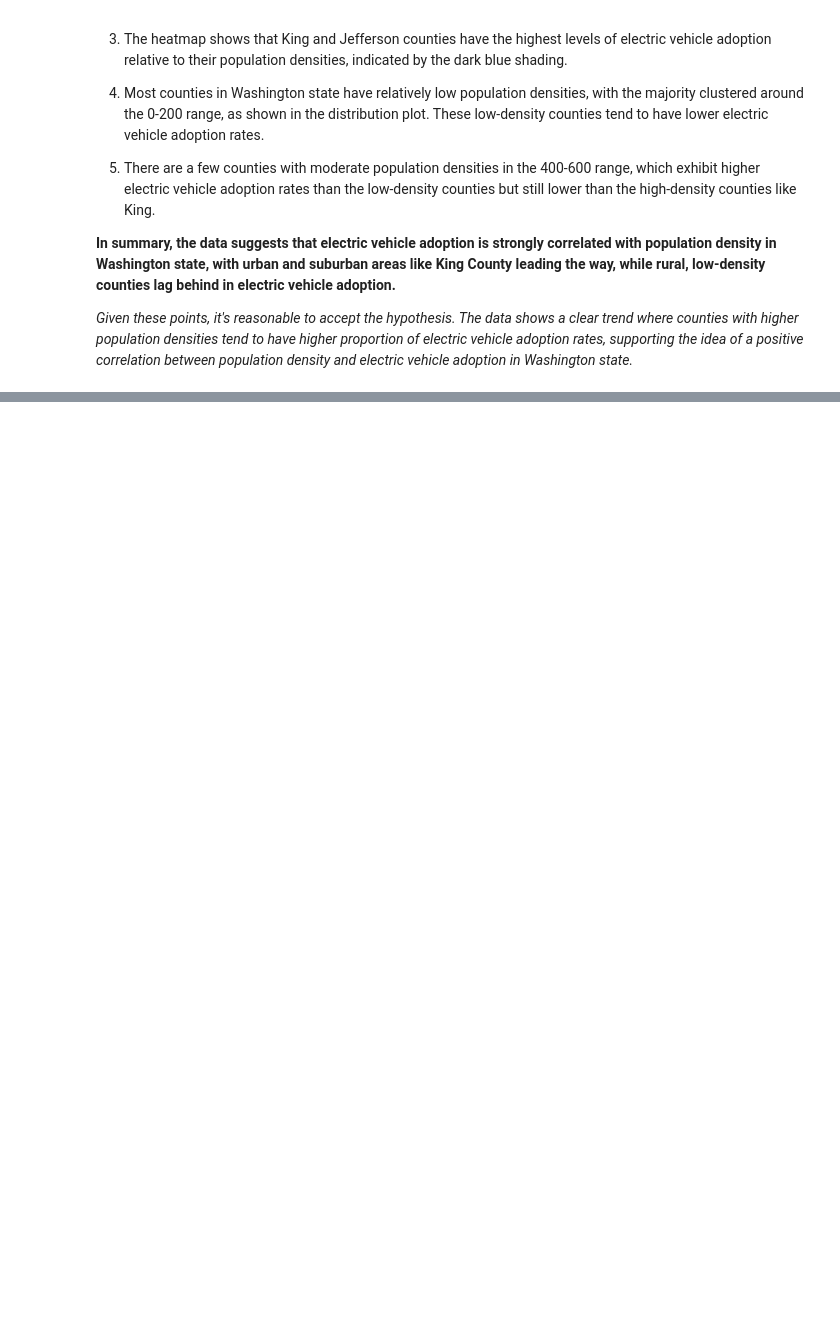
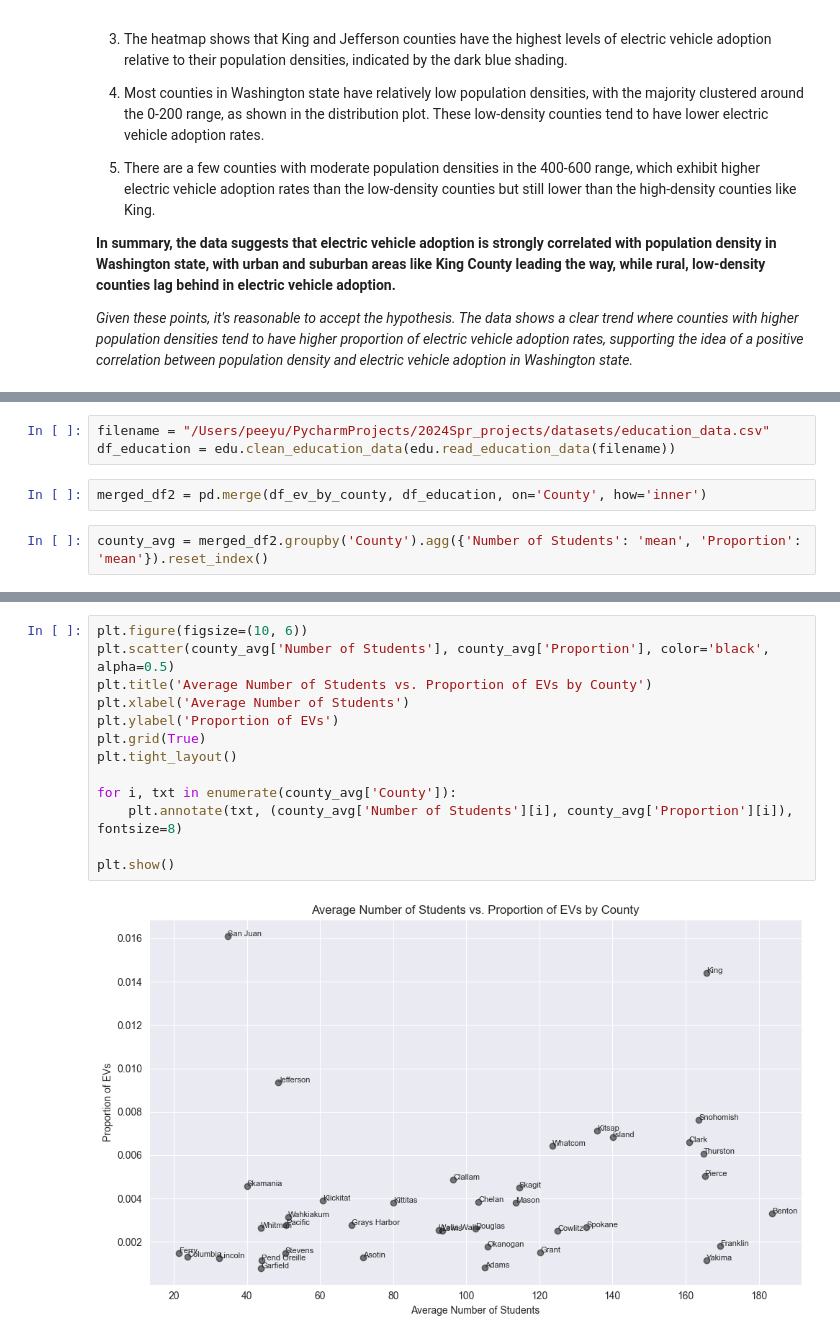
Before and after one commit to jeenalmehtaa/2024Spr_projects, a Jupyter notebook: main.ipynb, the cells around one changed output, grey strips where cells are left out. Saved outputs shown, nothing was run; the diff lists cells and outputs as text; blank space fills up the shorter version.

```diff
--- a/main.ipynb
+++ b/main.ipynb
@@ -125,0 +130,7 @@ plt.show()
+# %%
+filename = "/Users/peeyu/PycharmProjects/2024Spr_projects/datasets/education_data.csv"
+df_education = edu.clean_education_data(edu.read_education_data(filename))
+# %%
+merged_df2 = pd.merge(df_ev_by_county, df_education, on='County', how='inner')
+# %%
+county_avg = merged_df2.groupby('County').agg({'Number of Students': 'mean', 'Proportion': 'mean'}).reset_index()
@@ -125,0 +157,15 @@ plt.show()
+# %%
+plt.figure(figsize=(10, 6))
+plt.scatter(county_avg['Number of Students'], county_avg['Proportion'], color='black', alpha=0.5)
+plt.title('Average Number of Students vs. Proportion of EVs by County')
+plt.xlabel('Average Number of Students')
+plt.ylabel('Proportion of EVs')
+plt.grid(True)
+plt.tight_layout()
+
+for i, txt in enumerate(county_avg['County']):
+    plt.annotate(txt, (county_avg['Number of Students'][i], county_avg['Proportion'][i]), fontsize=8)
+
+plt.show()
+# %% [output]
+[figure, added]
```
Also changed, not shown: parts of 4 cells of this notebook, 2 other files.
